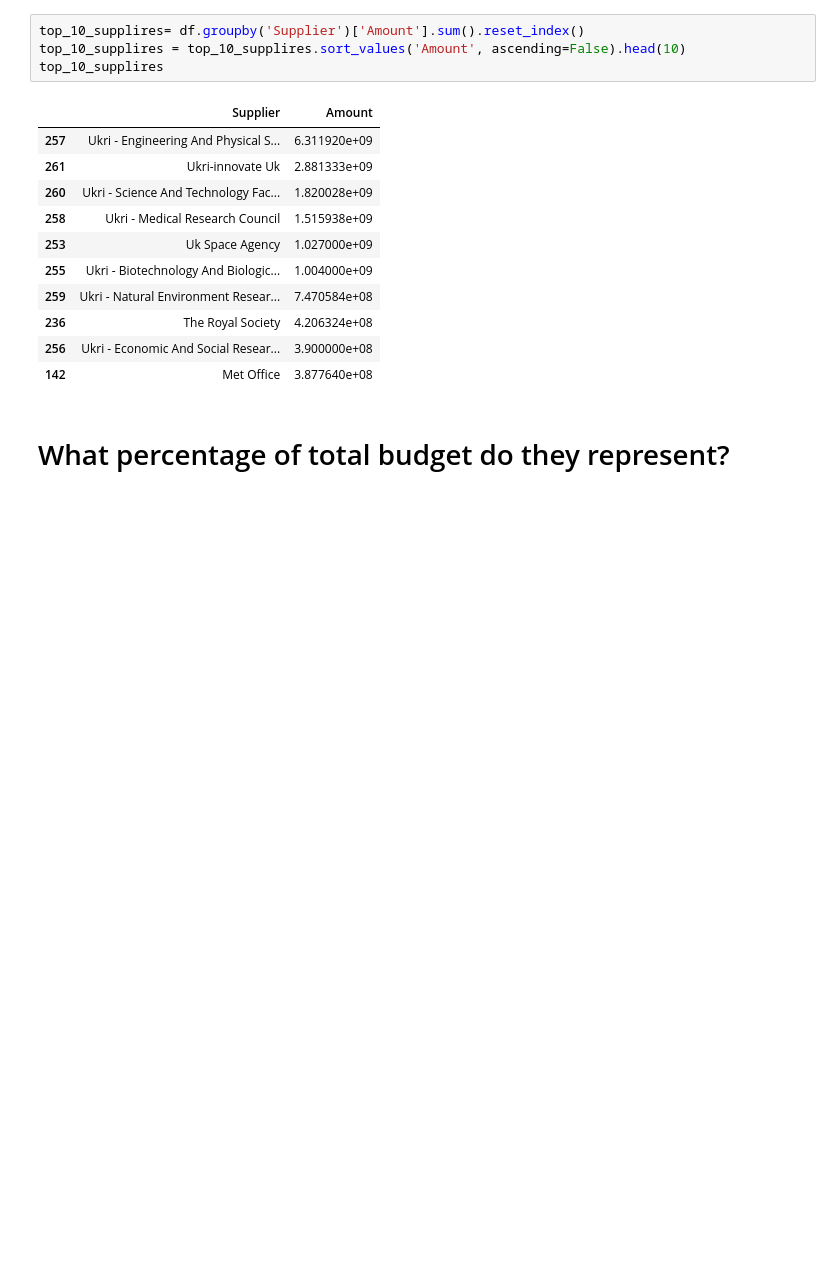
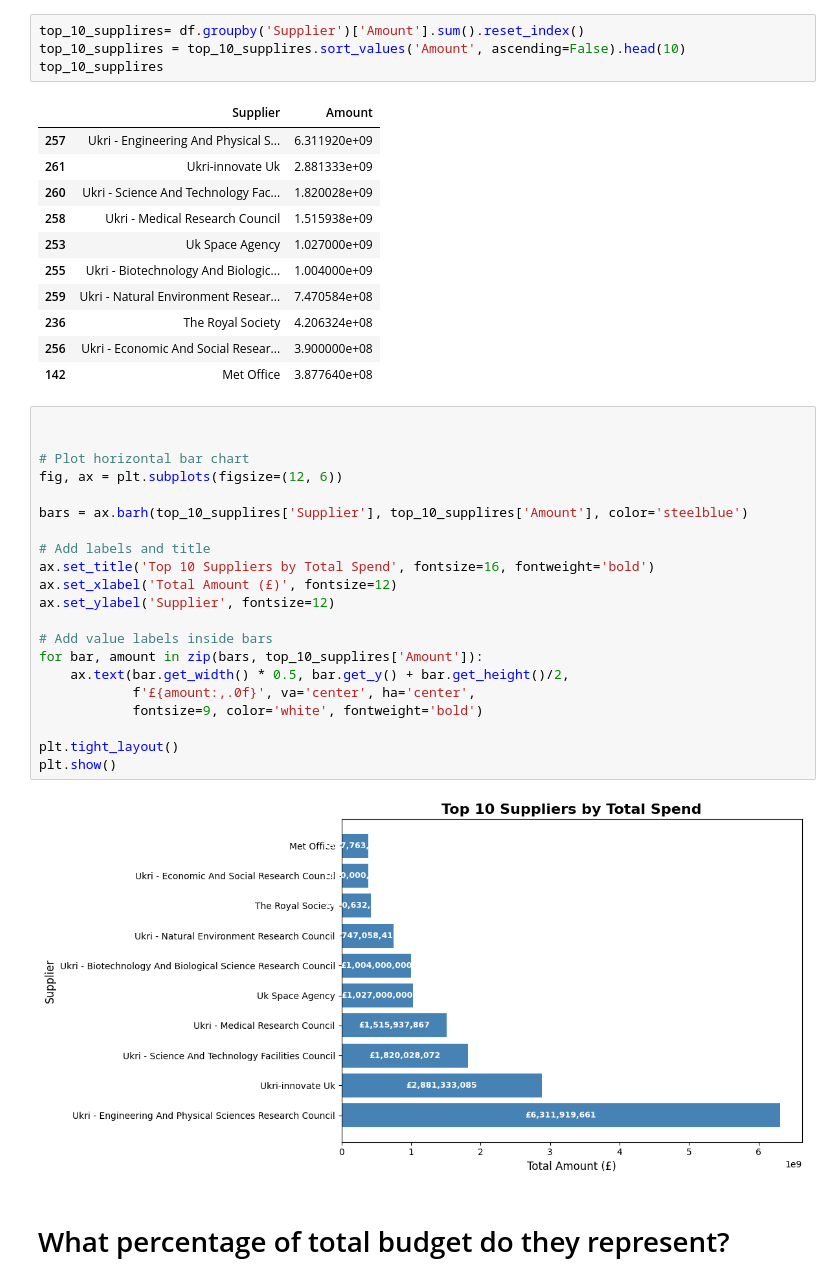
Before and after one commit to mugdadelneama/UK-Government-Departmental-Spending-Analysis, a Jupyter notebook: notebooks/top_suppliers_analysis.ipynb, the cells around one changed output. Drawn from its saved outputs; the diff is of its cells as text; blank space fills up the shorter version.

```diff
--- a/notebooks/top_suppliers_analysis.ipynb
+++ b/notebooks/top_suppliers_analysis.ipynb
@@ -21,6 +22,29 @@ top_10_supplires
 | 236 | The Royal Society | 4.206324e+08 |
 | 256 | Ukri - Economic And Social Resear... | 3.900000e+08 |
 | 142 | Met Office | 3.877640e+08 |
+# %%
+
+
+# Plot horizontal bar chart
+fig, ax = plt.subplots(figsize=(12, 6))
+
+bars = ax.barh(top_10_supplires['Supplier'], top_10_supplires['Amount'], color='steelblue')
+
+# Add labels and title
+ax.set_title('Top 10 Suppliers by Total Spend', fontsize=16, fontweight='bold')
+ax.set_xlabel('Total Amount (£)', fontsize=12)
+ax.set_ylabel('Supplier', fontsize=12)
+
+# Add value labels inside bars
+for bar, amount in zip(bars, top_10_supplires['Amount']):
+    ax.text(bar.get_width() * 0.5, bar.get_y() + bar.get_height()/2,
+            f'£{amount:,.0f}', va='center', ha='center',
+            fontsize=9, color='white', fontweight='bold')
+
+plt.tight_layout()
+plt.show()
+# %% [output]
+[figure, added]
 # %% [markdown]
 # What percentage of total budget do they represent?
 # %%
```
Also changed, not shown: parts of 1 cell of this notebook, 8 other files.
